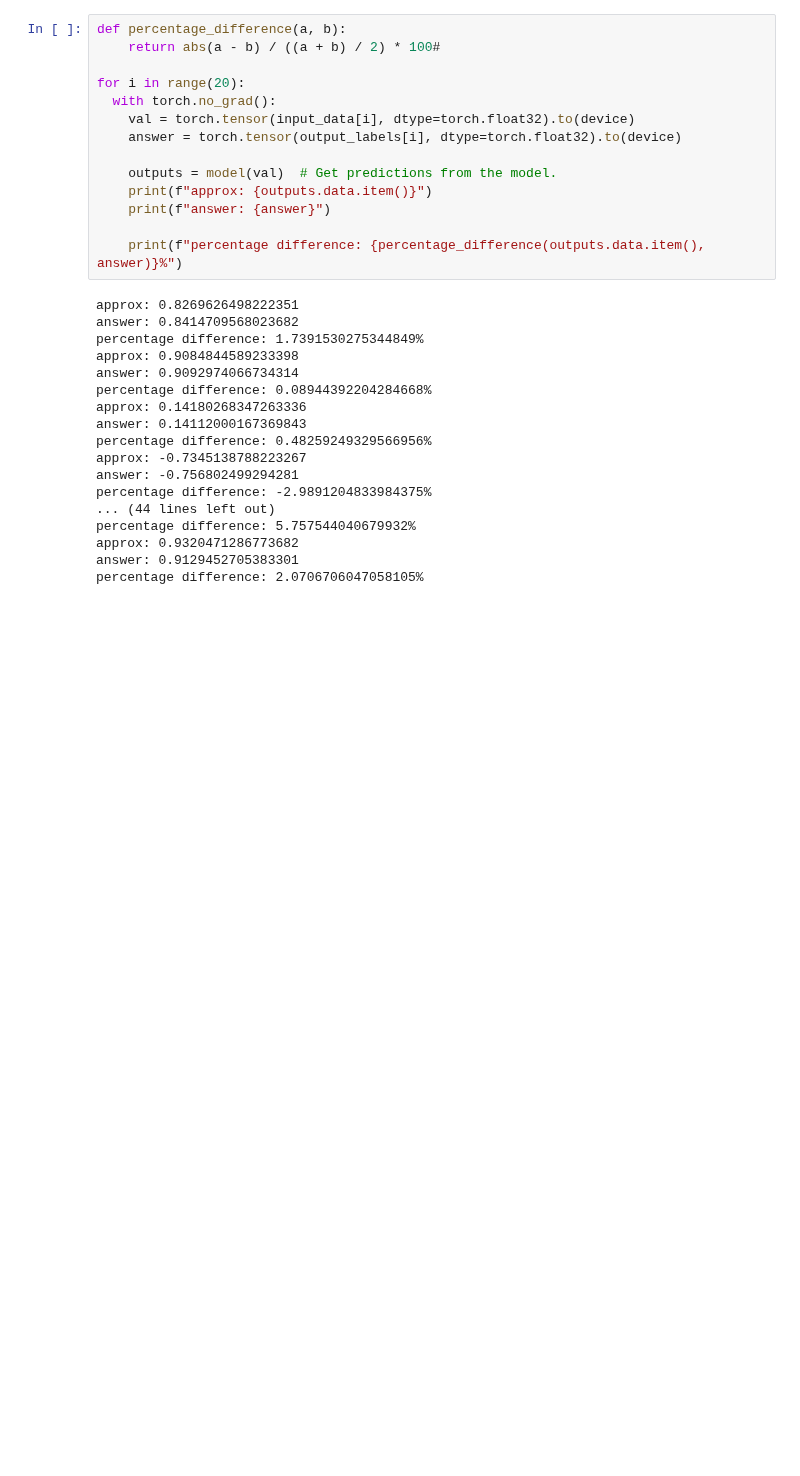
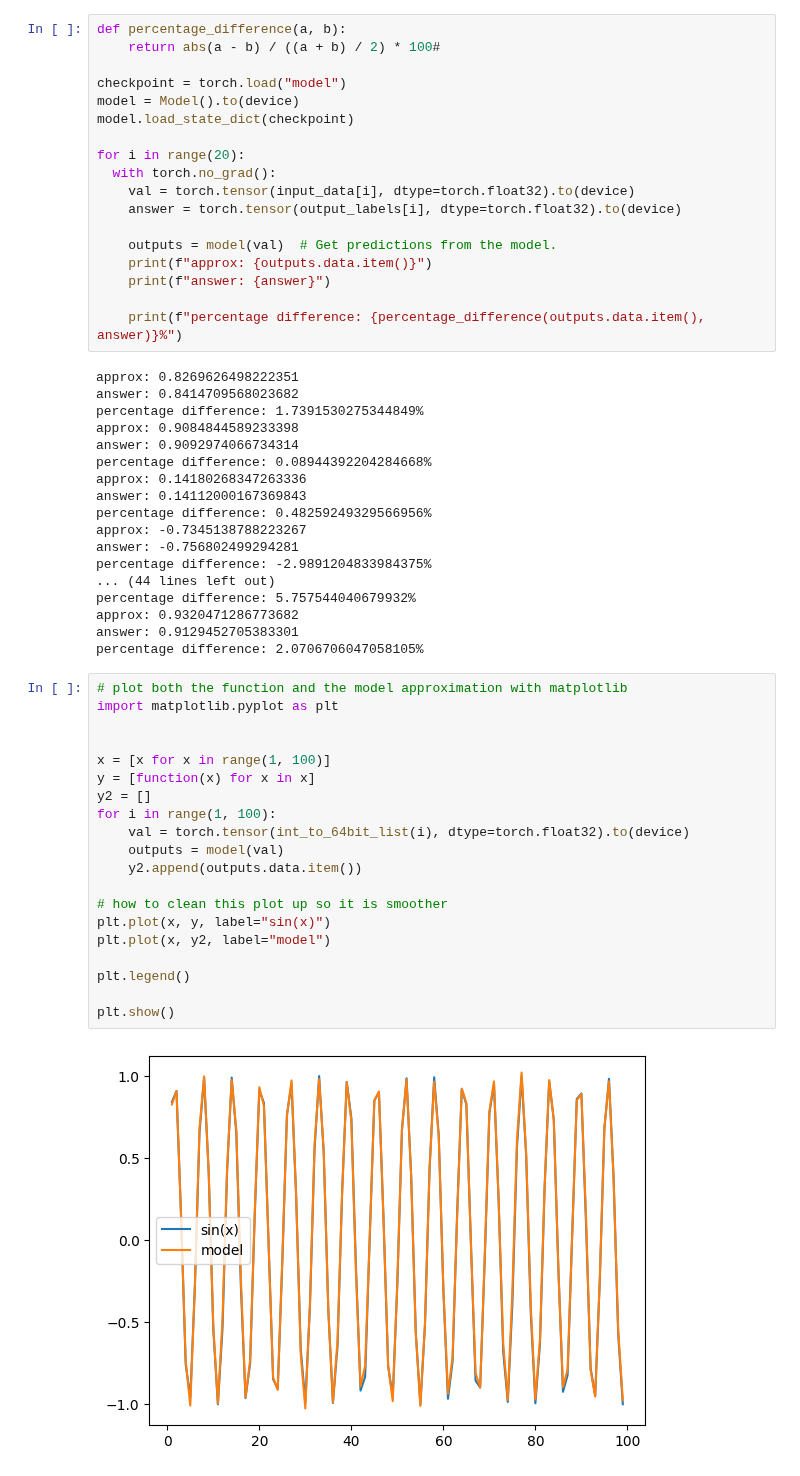
Before and after one commit to Loag/function-approximation, a Jupyter notebook: sin.ipynb, the cells around one changed output. Drawn from its saved outputs; the diff is of its cells as text; blank space fills up the shorter version.

Commit message:
plot both

```diff
--- a/sin.ipynb
+++ b/sin.ipynb
@@ -107,6 +107,10 @@ Loss: 0.000811113219242543
 # %%
 def percentage_difference(a, b):
     return abs(a - b) / ((a + b) / 2) * 100#
+
+checkpoint = torch.load("model")
+model = Model().to(device)
+model.load_state_dict(checkpoint)
 
 for i in range(20):
   with torch.no_grad():
@@ -136,3 +140,25 @@ percentage difference: 5.757544040679932%
 approx: 0.9320471286773682
 answer: 0.9129452705383301
 percentage difference: 2.0706706047058105%
+# %%
+# plot both the function and the model approximation with matplotlib
+import matplotlib.pyplot as plt
+
+
+x = [x for x in range(1, 100)]
+y = [function(x) for x in x]
+y2 = []
+for i in range(1, 100):
+    val = torch.tensor(int_to_64bit_list(i), dtype=torch.float32).to(device)
+    outputs = model(val)
+    y2.append(outputs.data.item())
+
+# how to clean this plot up so it is smoother
+plt.plot(x, y, label="sin(x)")
+plt.plot(x, y2, label="model")
+
+plt.legend()
+
+plt.show()
+# %% [output]
+[figure, added]
```
Also changed, not shown: 1 other file.
